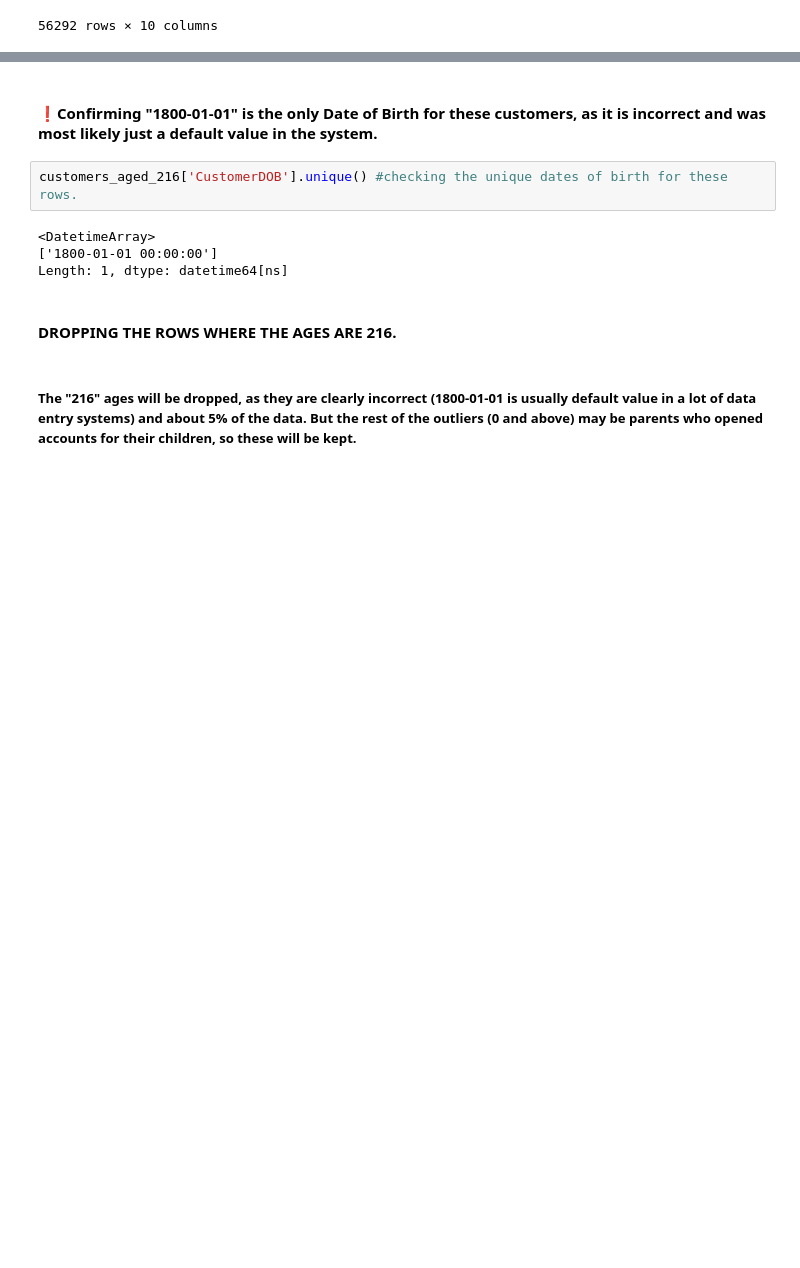
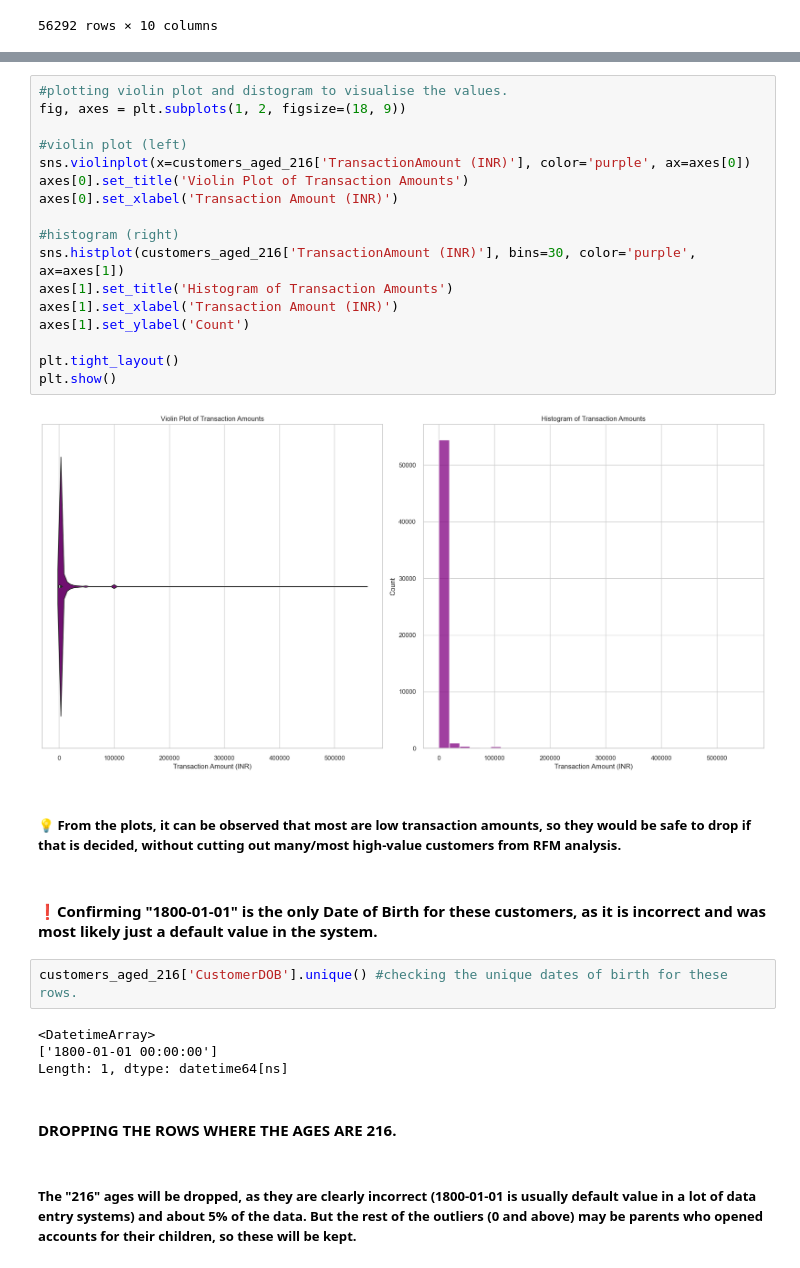
Before and after one commit to mosimii/banktrust-rfm-customer-segmentation, a Jupyter notebook: rfm_customer_segmentation_banktrust.ipynb, the cells around one changed output, grey strips where cells are left out. Cells and saved outputs as stored; diff of their text form; blank space fills up the shorter version.

```diff
--- a/rfm_customer_segmentation_banktrust.ipynb
+++ b/rfm_customer_segmentation_banktrust.ipynb
@@ -344,3 +367,24 @@ customers_aged_216
+# %%
+#plotting violin plot and distogram to visualise the values.
+fig, axes = plt.subplots(1, 2, figsize=(18, 9))
+
+#violin plot (left)
+sns.violinplot(x=customers_aged_216['TransactionAmount (INR)'], color='purple', ax=axes[0])
+axes[0].set_title('Violin Plot of Transaction Amounts')
+axes[0].set_xlabel('Transaction Amount (INR)')
+
+#histogram (right)
+sns.histplot(customers_aged_216['TransactionAmount (INR)'], bins=30, color='purple', ax=axes[1])
+axes[1].set_title('Histogram of Transaction Amounts')
+axes[1].set_xlabel('Transaction Amount (INR)')
+axes[1].set_ylabel('Count')
+
+plt.tight_layout()
+plt.show()
+# %% [output]
+[figure, added]
+# %% [markdown]
+##### 💡 From the plots, it can be observed that most are **low transaction** amounts, so they would be safe to drop if that is decided, without cutting out many/most high-value customers from RFM analysis.
 # %% [markdown]
 #### &#x2757;Confirming "1800-01-01" is the only Date of Birth for these customers, as it is incorrect and was most likely just a default value in the system.
 # %%
```
Also changed, not shown: parts of 7 cells of this notebook.
